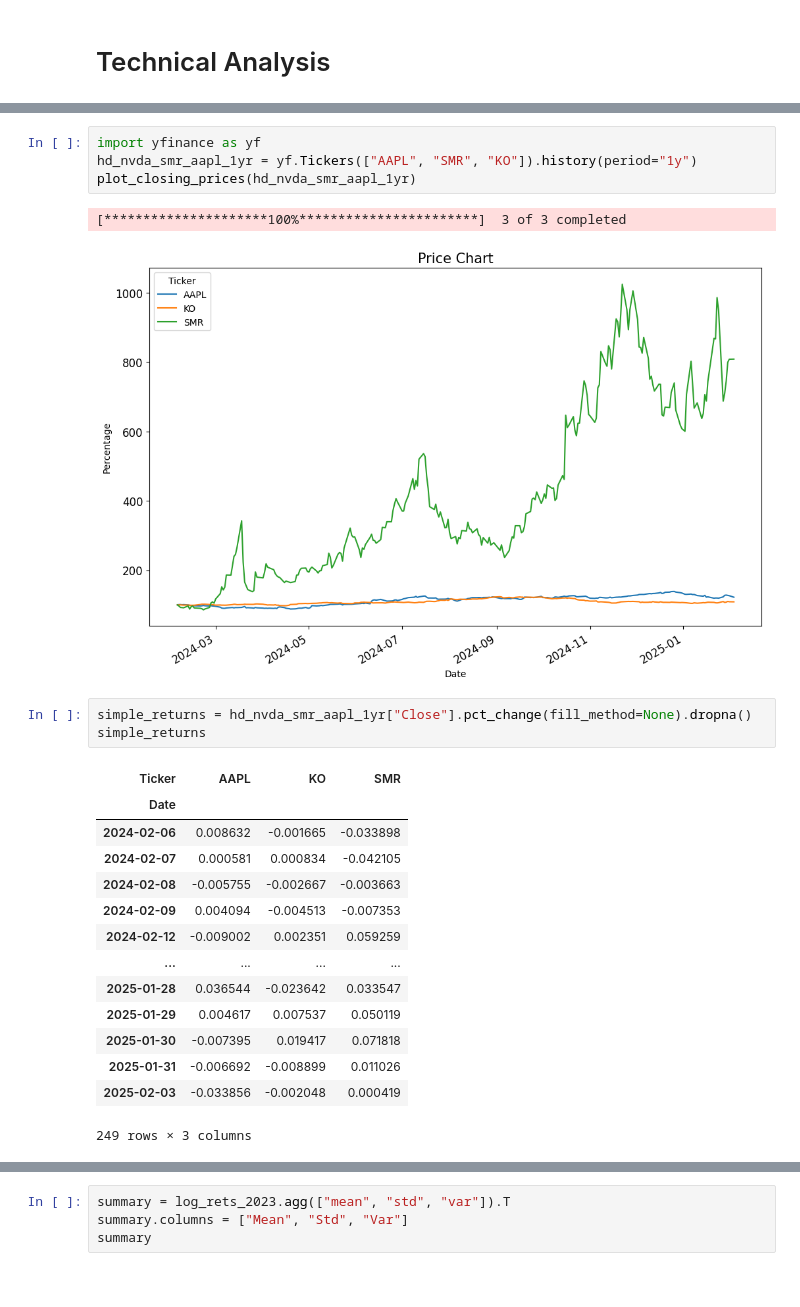
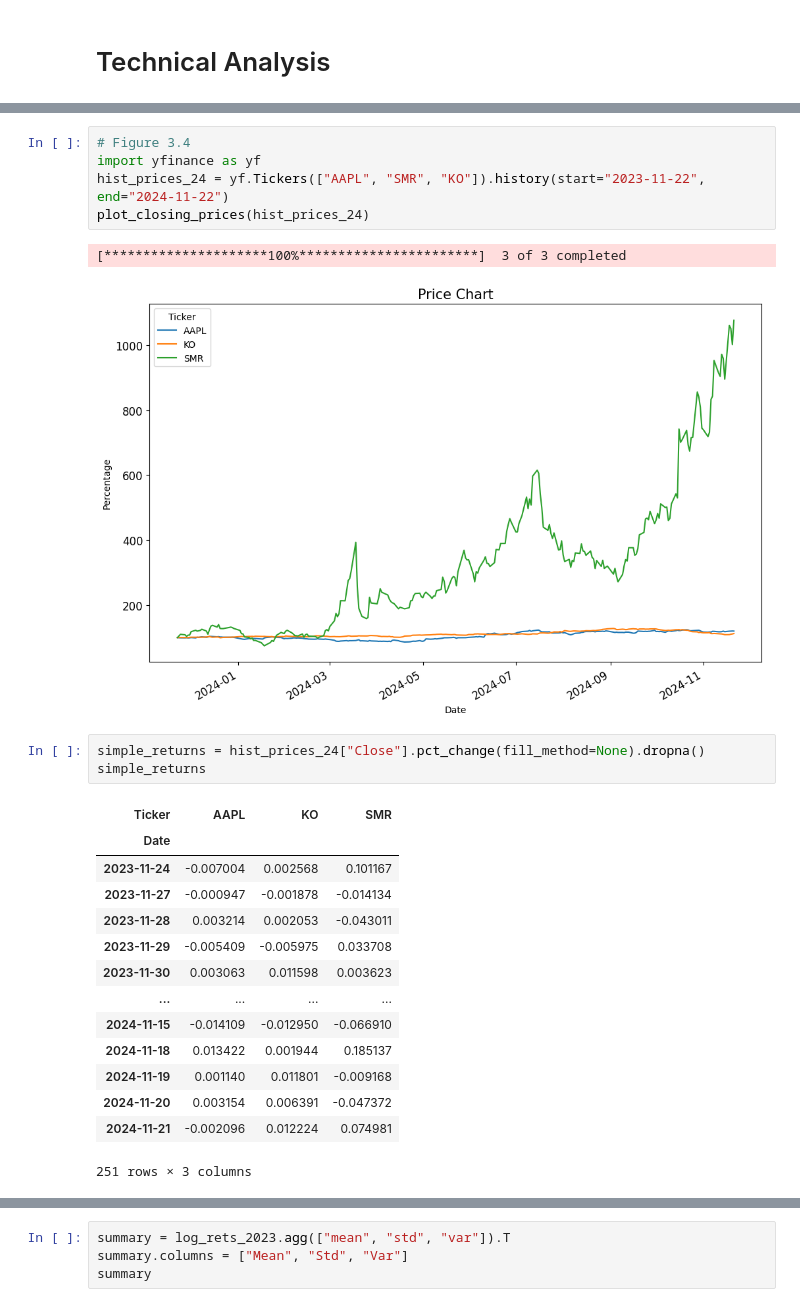
Before and after one commit to robert0714/manning-investing-programmers-stefan-papp-2025, a Jupyter notebook: ch03.ipynb, the cells around one changed output, grey strips where cells are left out. Drawn from its saved outputs; the diff is of its cells as text.

```diff
--- a/ch03.ipynb
+++ b/ch03.ipynb
@@ -261,29 +244,30 @@ plot_closing_prices(hd_nvda_smr_aapl)
 # %% [output]
 [figure]
 # %%
+# Figure 3.4
 import yfinance as yf
-hd_nvda_smr_aapl_1yr = yf.Tickers(["AAPL", "SMR", "KO"]).history(period="1y")
-plot_closing_prices(hd_nvda_smr_aapl_1yr)
+hist_prices_24 = yf.Tickers(["AAPL", "SMR", "KO"]).history(start="2023-11-22", end="2024-11-22")
+plot_closing_prices(hist_prices_24)
 # %% [output]
 [*********************100%***********************]  3 of 3 completed
-[figure, old version]
+[figure, new version]
 # %%
-simple_returns = hd_nvda_smr_aapl_1yr["Close"].pct_change(fill_method=None).dropna()
+simple_returns = hist_prices_24["Close"].pct_change(fill_method=None).dropna()
 simple_returns
 # %% [output]
 | Ticker | AAPL | KO | SMR |
 | Date |  |  |  |
-| 2024-02-06 | 0.008632 | -0.001665 | -0.033898 |
-| 2024-02-07 | 0.000581 | 0.000834 | -0.042105 |
-| 2024-02-08 | -0.005755 | -0.002667 | -0.003663 |
-| 2024-02-09 | 0.004094 | -0.004513 | -0.007353 |
-| 2024-02-12 | -0.009002 | 0.002351 | 0.059259 |
+| 2023-11-24 | -0.007004 | 0.002568 | 0.101167 |
+| 2023-11-27 | -0.000947 | -0.001878 | -0.014134 |
+| 2023-11-28 | 0.003214 | 0.002053 | -0.043011 |
+| 2023-11-29 | -0.005409 | -0.005975 | 0.033708 |
+| 2023-11-30 | 0.003063 | 0.011598 | 0.003623 |
 | ... | ... | ... | ... |
-| 2025-01-28 | 0.036544 | -0.023642 | 0.033547 |
-| 2025-01-29 | 0.004617 | 0.007537 | 0.050119 |
-| 2025-01-30 | -0.007395 | 0.019417 | 0.071818 |
-| 2025-01-31 | -0.006692 | -0.008899 | 0.011026 |
-| 2025-02-03 | -0.033856 | -0.002048 | 0.000419 |
+| 2024-11-15 | -0.014109 | -0.012950 | -0.066910 |
+| 2024-11-18 | 0.013422 | 0.001944 | 0.185137 |
+| 2024-11-19 | 0.001140 | 0.011801 | -0.009168 |
+| 2024-11-20 | 0.003154 | 0.006391 | -0.047372 |
+| 2024-11-21 | -0.002096 | 0.012224 | 0.074981 |
-249 rows × 3 columns
+251 rows × 3 columns
 # %%
 import numpy as np
```
Also changed, not shown: parts of 21 cells of this notebook, 2 other files.
